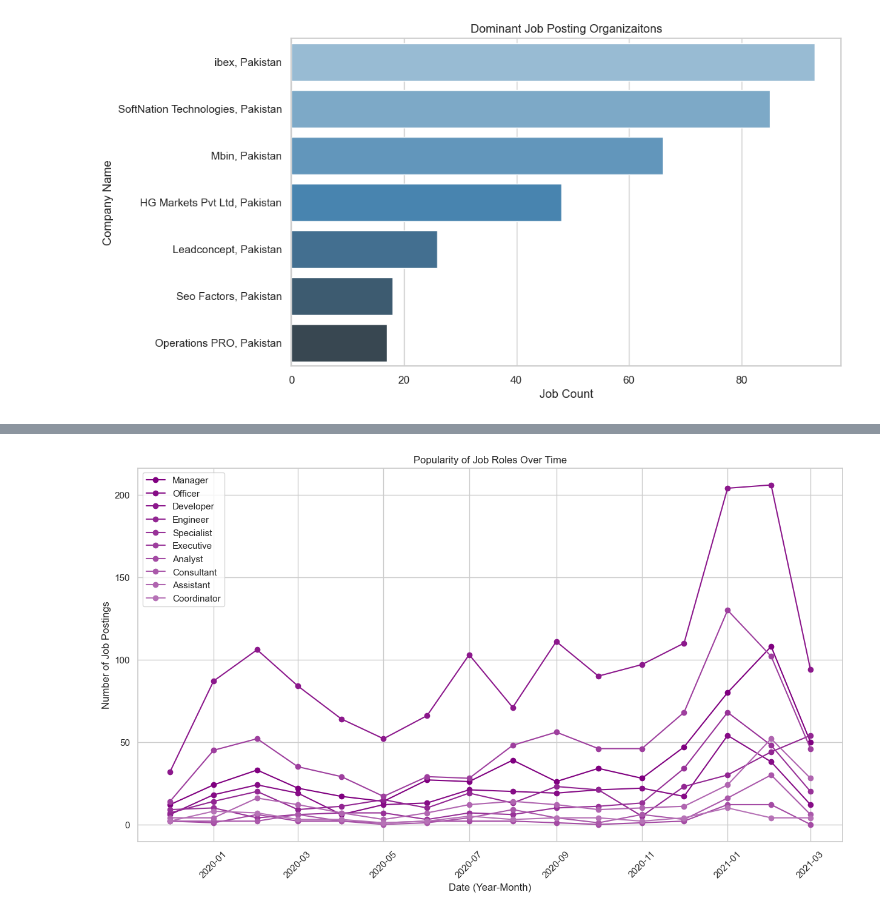
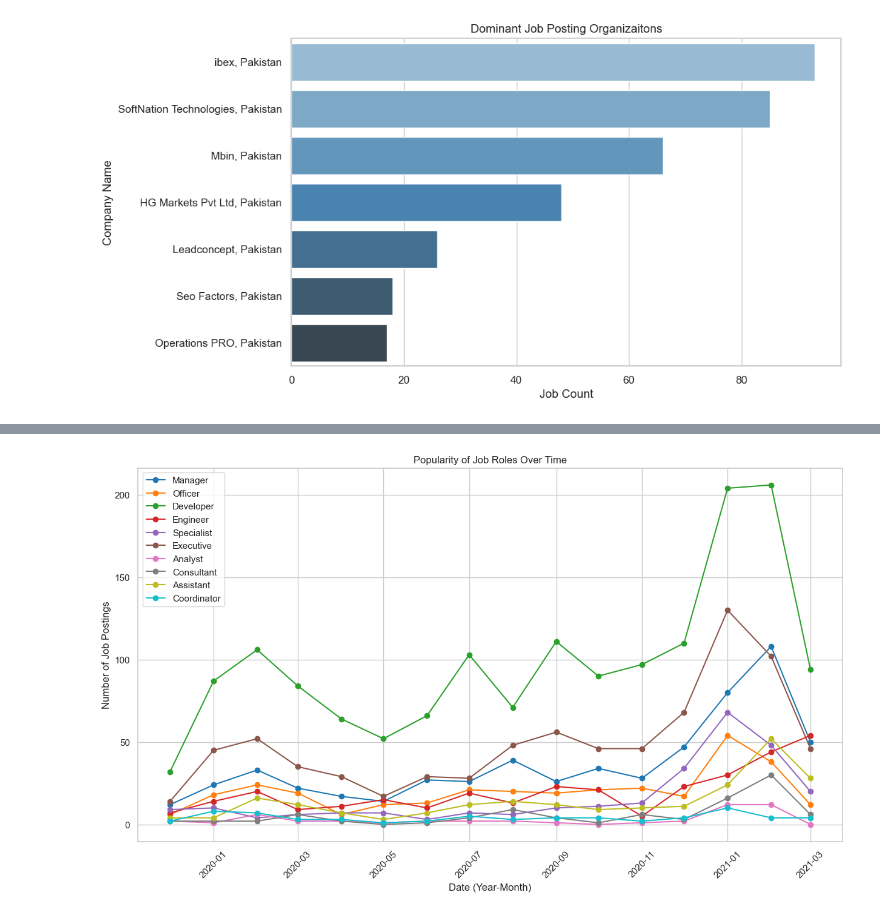
Before and after one commit to hassansultankhan/KMean_machineLearning, a Jupyter notebook: Pakistan_jobs.ipynb, the cells around one changed output, grey strips where cells are left out. Drawn from its saved outputs; the diff is of its cells as text; code cells hidden in the pictures.

```diff
--- a/Pakistan_jobs.ipynb
+++ b/Pakistan_jobs.ipynb
@@ -274,19 +274,25 @@ plt.show()
 # %%
 job_titles = ['Manager','Officer','Developer','Engineer','Specialist','Executive','Analyst','Consultant','Assistant','Coordinator']
 
 job_title_series = {role: df[df['Job Name'].str.contains(role, case=False, na=False)]['YearMonth'].value_counts().sort_index() for role in job_titles}
 df_time_series_roles = pd.DataFrame(job_title_series).fillna(0)
 
-# Plotting the time series for selected job roles
 plt.figure(figsize=(15, 8))
-for role in job_titles:
-    plt.plot(df_time_series_roles.index.to_timestamp(), df_time_series_roles[role], label=role, marker='o')
+colors = plt.get_cmap('tab10')  # Colormap
+
+for i, role in enumerate(job_titles):  # Use enumerate() here
+    plt.plot(df_time_series_roles.index.to_timestamp(),
+             df_time_series_roles[role],
+             label=role,
+             marker='o',
+             color=colors(i % 10))  # Correct way to assign colors
+
 
 plt.title('Popularity of Job Roles Over Time')
 plt.xlabel('Date (Year-Month)')
 plt.ylabel('Number of Job Postings')
 plt.legend()
 plt.xticks(rotation=45)
 plt.show()
 # %% [output]
-[figure, old version]
+[figure, new version]
```
Also changed, not shown: parts of 4 cells of this notebook.
